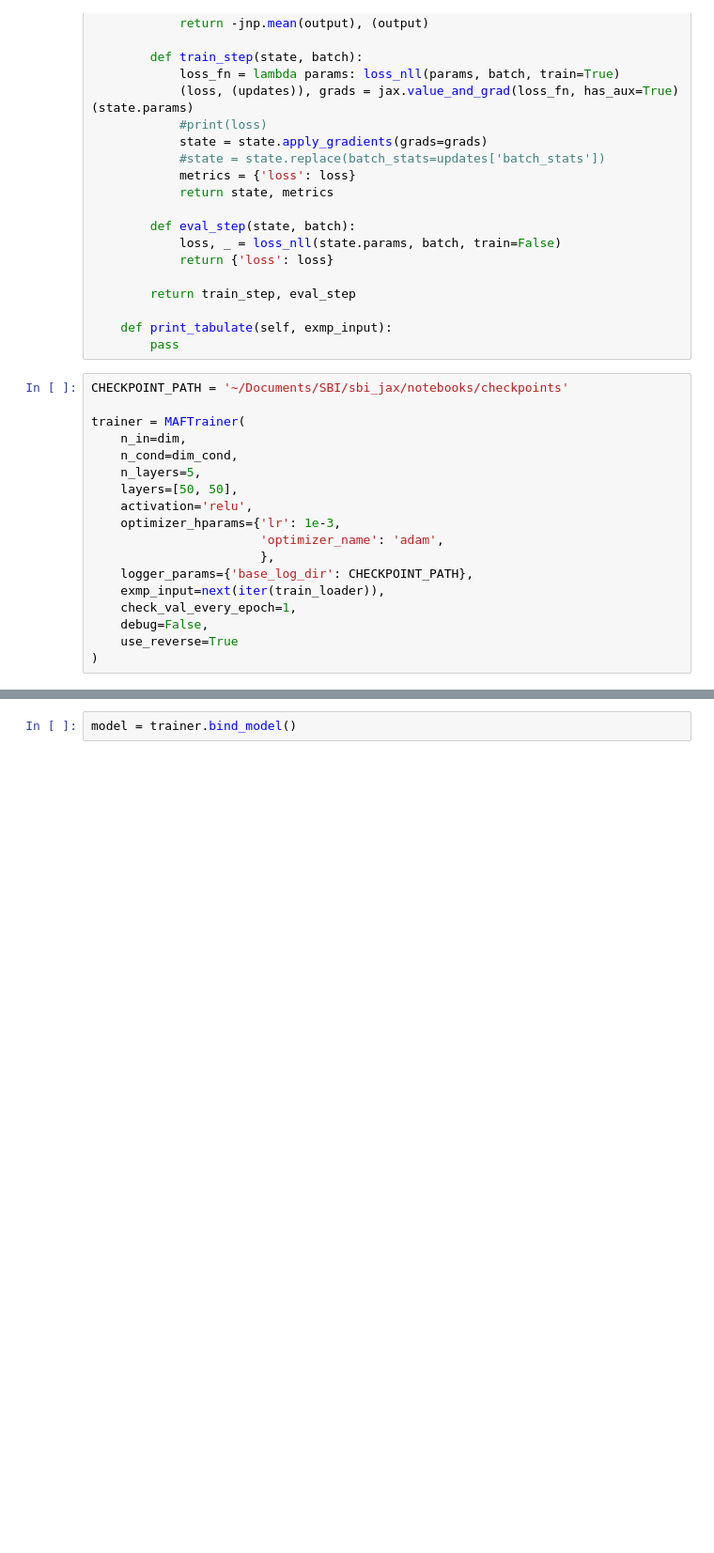
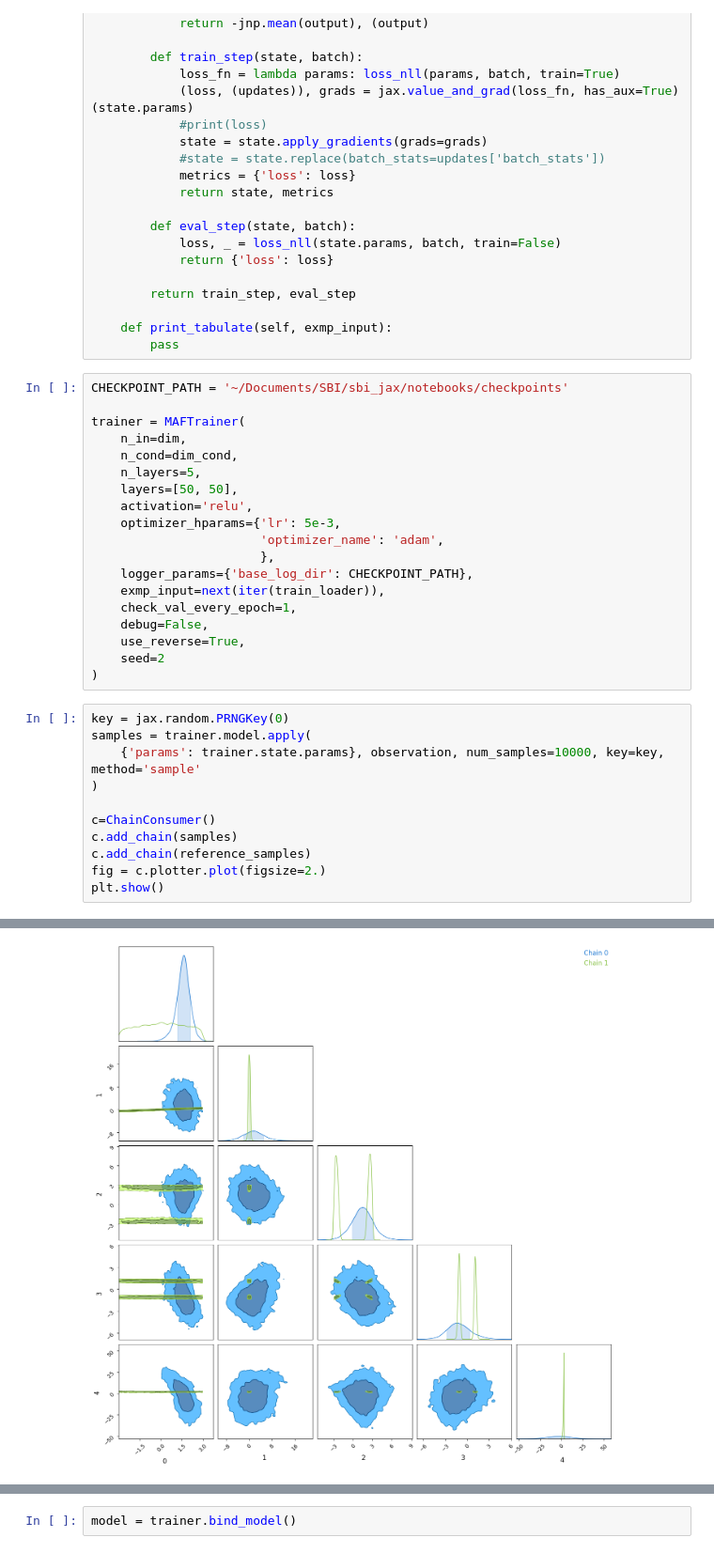
Before and after one commit to sachaguer/jaxili, a Jupyter notebook: notebooks/test_maf.ipynb, the cells around one changed output, grey strips where cells are left out. Shown: that part at 94% size. Drawn from its saved outputs; the diff is of its cells as text; blank space fills up the shorter version.

```diff
--- a/notebooks/test_maf.ipynb
+++ b/notebooks/test_maf.ipynb
@@ -245,12 +245,25 @@ trainer = MAFTrainer(
     n_layers=5,
     layers=[50, 50],
     activation='relu',
-    optimizer_hparams={'lr': 1e-3,
+    optimizer_hparams={'lr': 5e-3,
                        'optimizer_name': 'adam',
                        },
     logger_params={'base_log_dir': CHECKPOINT_PATH},
     exmp_input=next(iter(train_loader)),
     check_val_every_epoch=1,
     debug=False,
-    use_reverse=True
+    use_reverse=True,
+    seed=2
 )
+# %%
+key = jax.random.PRNGKey(0)
+samples = trainer.model.apply(
+    {'params': trainer.state.params}, observation, num_samples=10000, key=key, method='sample'
+)
+
+c=ChainConsumer()
+c.add_chain(samples)
+c.add_chain(reference_samples)
+fig = c.plotter.plot(figsize=2.)
+plt.show()
+# %% [output]
@@ -257,2 +273,3 @@ trainer = MAFTrainer(
+[figure, added]
 # %%
 metrics = trainer.train_model(
```
Also changed, not shown: parts of 6 cells of this notebook, 12 other files.
